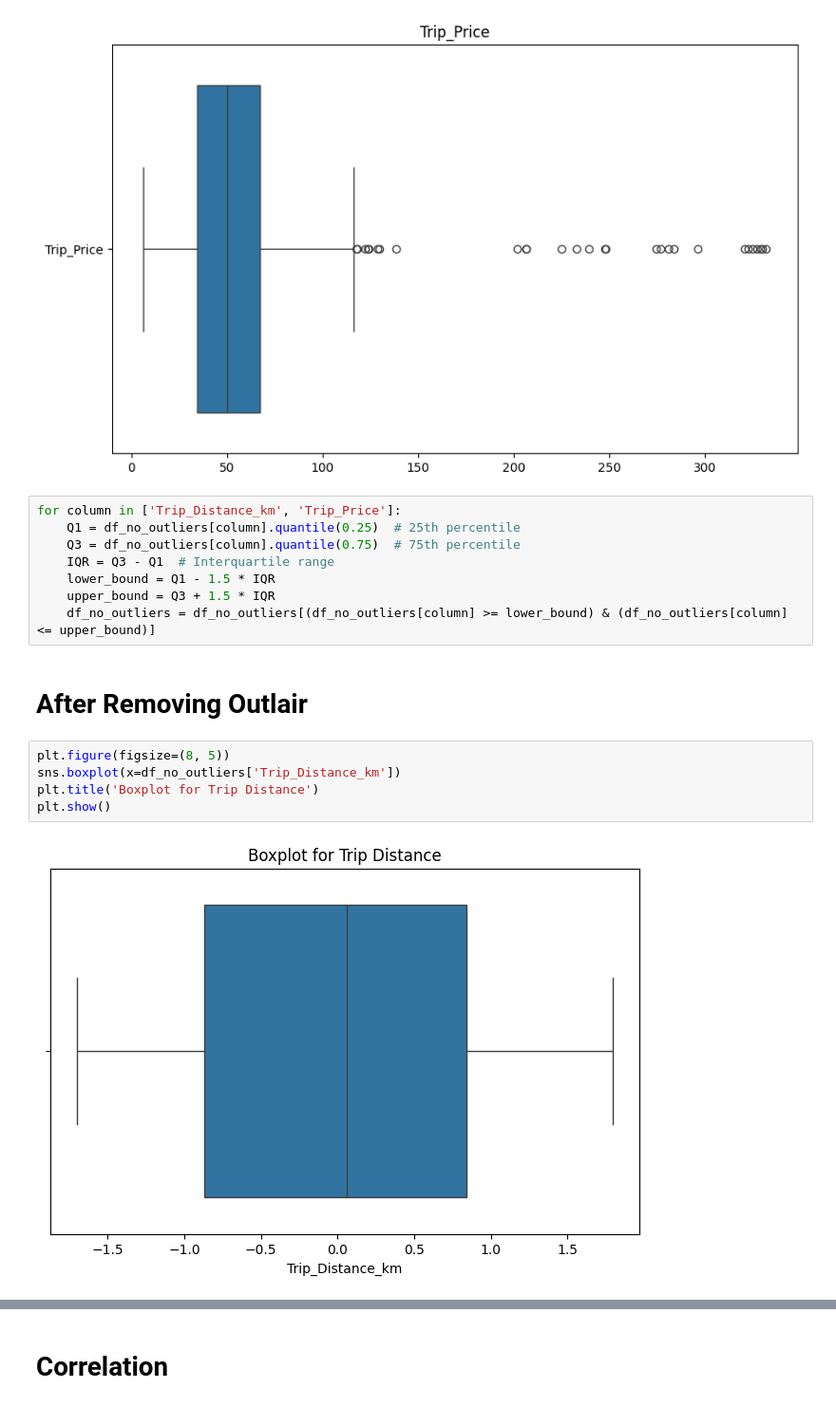
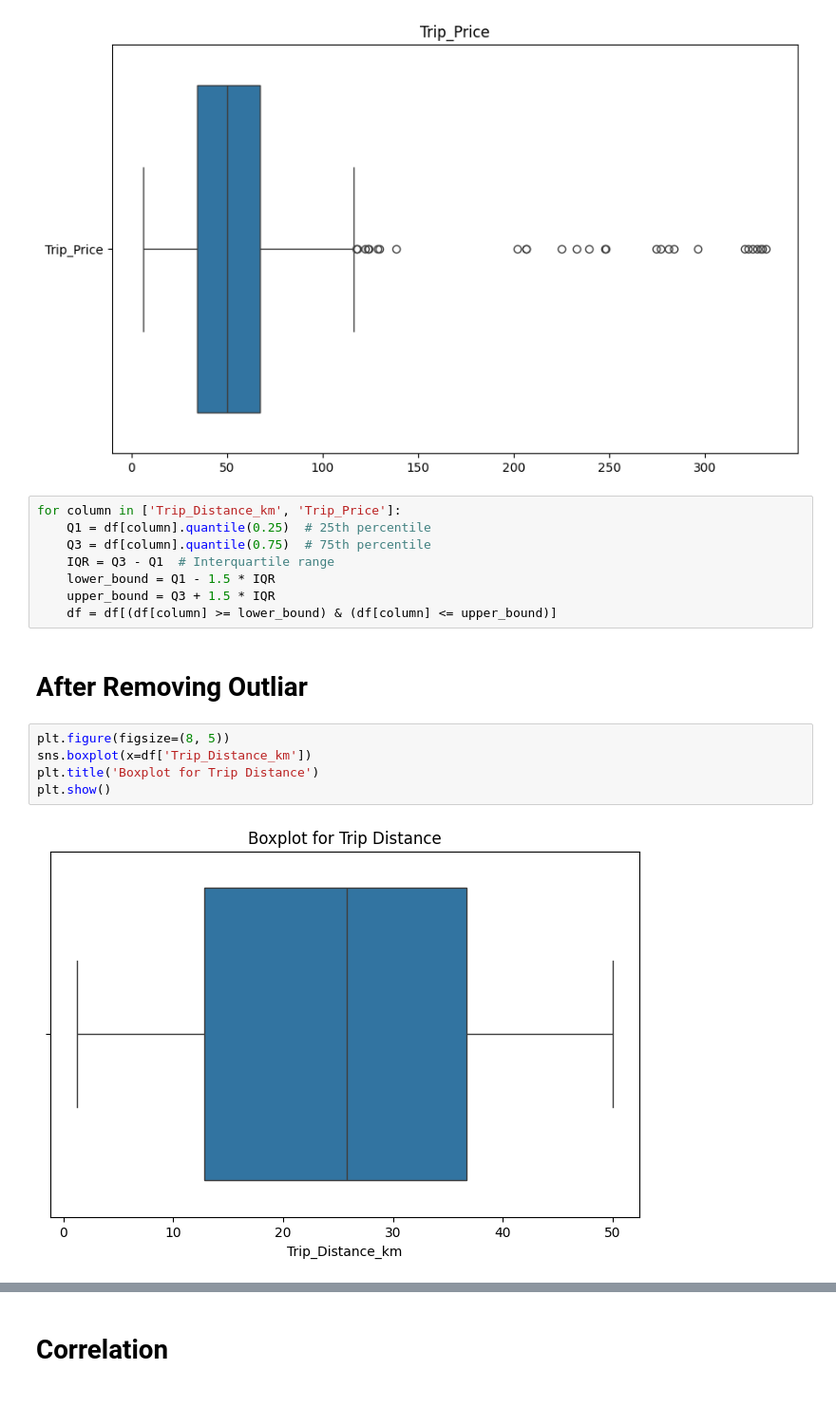
Before and after one commit to Haris-Ishfaq/HAris, a Jupyter notebook: Lab_5_.ipynb, the cells around one changed output, grey strips where cells are left out. Shown: that part at 95% size. Cells and saved outputs as stored; diff of their text form.

```diff
--- a/Lab_5_.ipynb
+++ b/Lab_5_.ipynb
@@ -113,20 +113,20 @@ plt.show()
 [figure]
 # %%
 for column in ['Trip_Distance_km', 'Trip_Price']:
-    Q1 = df_no_outliers[column].quantile(0.25)  # 25th percentile
-    Q3 = df_no_outliers[column].quantile(0.75)  # 75th percentile
+    Q1 = df[column].quantile(0.25)  # 25th percentile
+    Q3 = df[column].quantile(0.75)  # 75th percentile
     IQR = Q3 - Q1  # Interquartile range
     lower_bound = Q1 - 1.5 * IQR
     upper_bound = Q3 + 1.5 * IQR
-    df_no_outliers = df_no_outliers[(df_no_outliers[column] >= lower_bound) & (df_no_outliers[column] <= upper_bound)]
+    df = df[(df[column] >= lower_bound) & (df[column] <= upper_bound)]
 # %% [markdown]
-# **After Removing Outlair**
+# **After Removing Outliar**
 # %%
 plt.figure(figsize=(8, 5))
-sns.boxplot(x=df_no_outliers['Trip_Distance_km'])
+sns.boxplot(x=df['Trip_Distance_km'])
 plt.title('Boxplot for Trip Distance')
 plt.show()
 # %% [output]
-[figure, old version]
+[figure, new version]
 # %%
 plt.figure(figsize=(8, 5))
```
Also changed, not shown: parts of 9 cells of this notebook.
